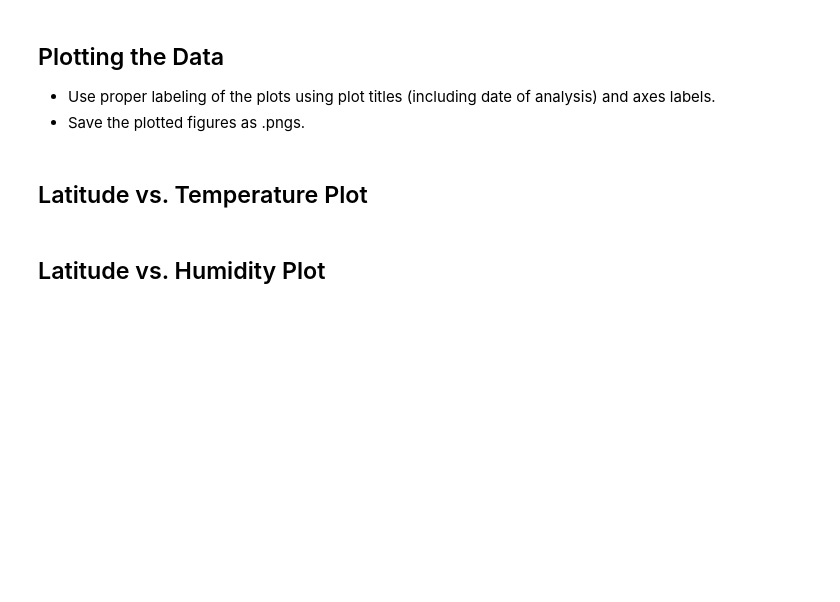
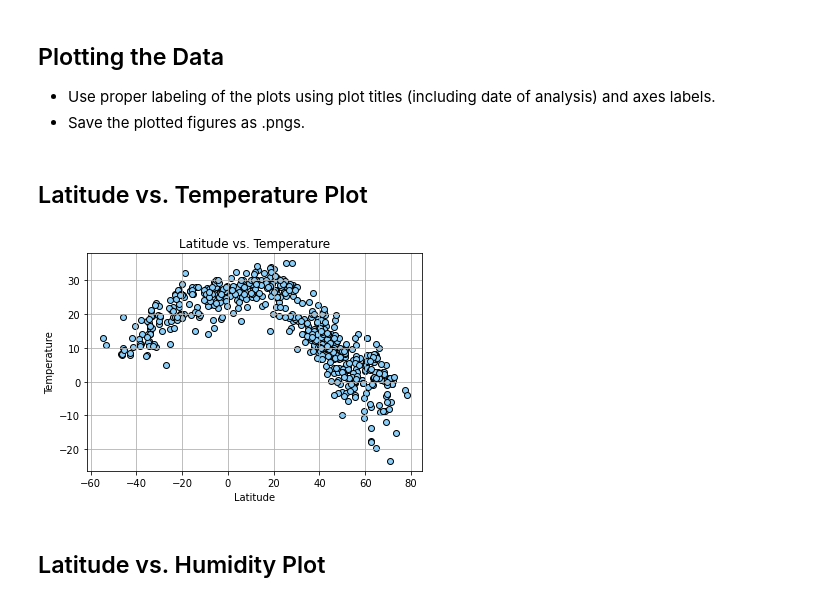
Before and after one commit to scottcerny949/python-api-challenge, a Jupyter notebook: weatherpy/WeatherPy.ipynb, the cells around one changed output. Drawn from its saved outputs; the diff is of its cells as text; code cells hidden in the pictures; blank space fills up the shorter version.

Commit message:
created scatter plots and exported png files

```diff
--- a/weatherpy/WeatherPy.ipynb
+++ b/weatherpy/WeatherPy.ipynb
@@ -212,5 +212,18 @@ There are 0 cities with humidity above 100%
 * Save the plotted figures as .pngs.
 # %% [markdown]
 ## Latitude vs. Temperature Plot
+# %%
+x = cities_df['Latitude']
+y = cities_df['Temperature']
+
+plt.scatter(x, y, color="lightskyblue", edgecolors="black")
+plt.xlabel("Latitude")
+plt.ylabel("Temperature")
+plt.title("Latitude vs. Temperature")
+plt.savefig("output_data/lat_temp.png")
+plt.grid()
+plt.show()
+# %% [output]
+[figure, added]
 # %% [markdown]
 ## Latitude vs. Humidity Plot
```
Also changed, not shown: parts of 3 cells of this notebook, 4 other files.
